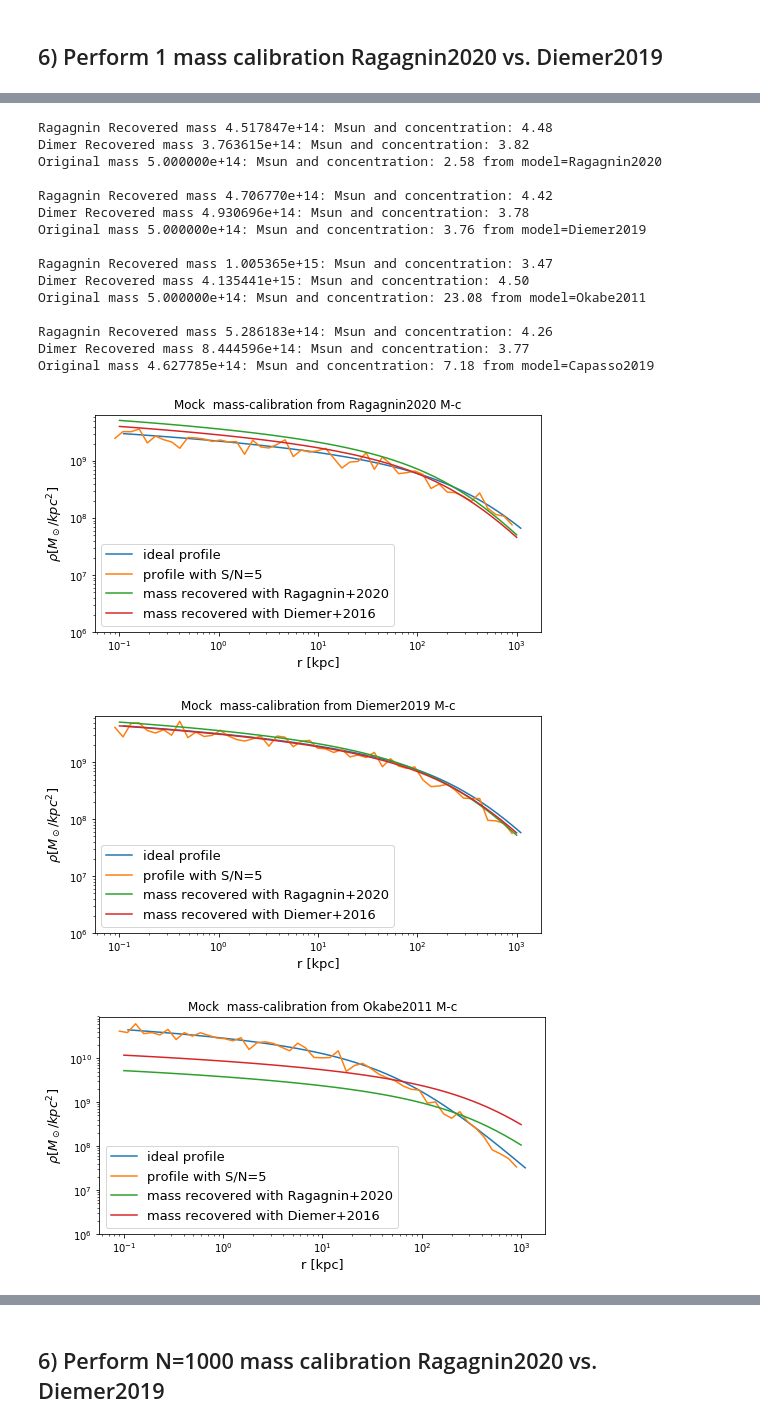
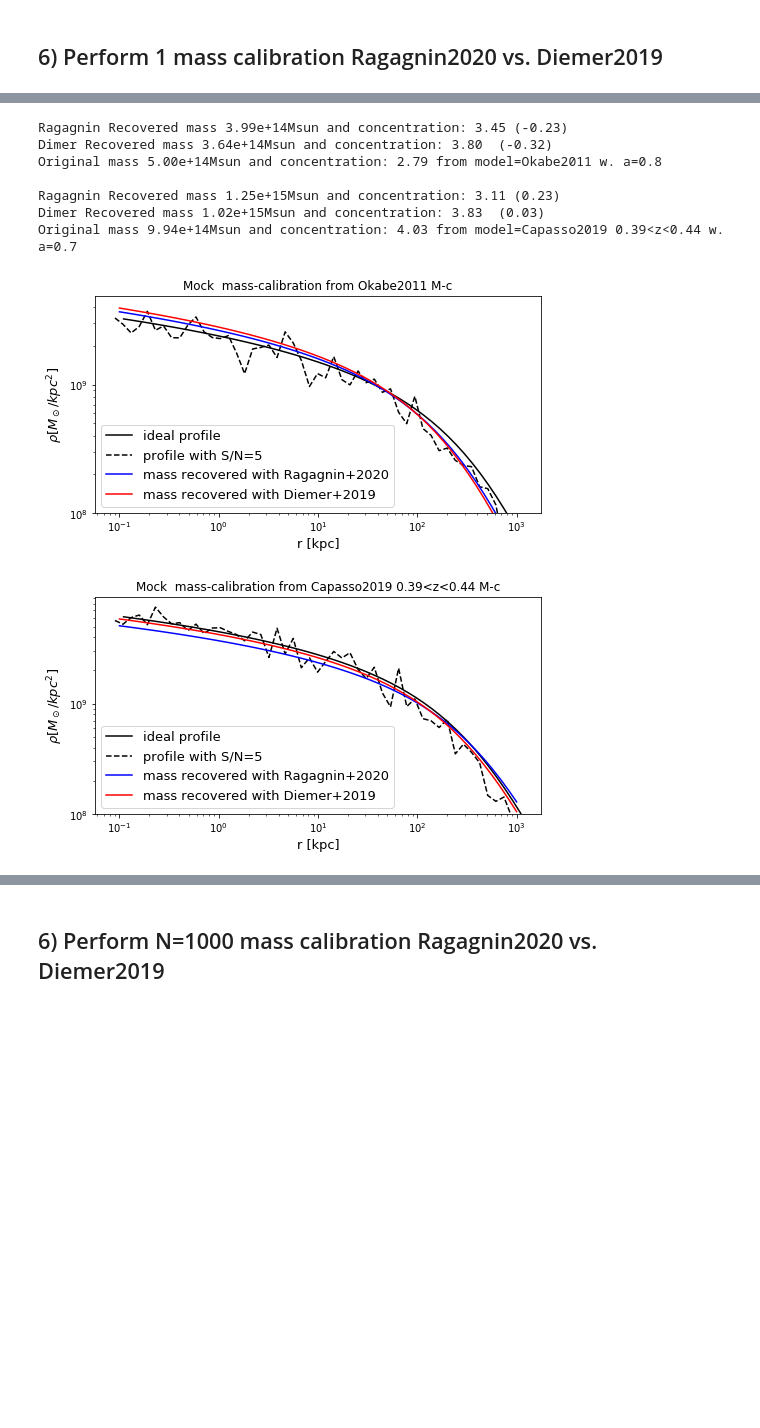
Before and after one commit to aragagnin/hydro_mc, a Jupyter notebook: mass-calibration.ipynb, the cells around one changed output, grey strips where cells are left out. Saved outputs shown, nothing was run; the diff lists cells and outputs as text; code cells hidden in the pictures; blank space fills up the shorter version.

```diff
--- a/mass-calibration.ipynb
+++ b/mass-calibration.ipynb
@@ -233,12 +387,12 @@ def confronta(M = 1.e14, sn=None, outputta=False, plotta=False, fig=None, ax=Non
 # %%
 
-
+"""
 
 fig,ax = plt.subplots(1,figsize=(8,4))
 confronta(M = 5e14, sn=5.,  plotta=True, fig=fig, ax=ax, outputta=True)
 ax.set_xscale('log')
 ax.set_yscale('log')
-ax.set_ylim([1e6,None])
+ax.set_ylim([1e8,None])
 ax.legend(fontsize=13)
 ax.set_xlabel('r [kpc]',fontsize=13)
 ax.set_ylabel(r'$\rho [M_\odot/kpc^2]$',fontsize=13)
@@ -247,52 +401,47 @@ print()
 
 
 
 fig,ax = plt.subplots(1,figsize=(8,4))
 confronta(M = 5e14, sn=5.,  plotta=True, fig=fig, ax=ax, outputta=True, model='Diemer2019')
 ax.set_xscale('log')
 ax.set_yscale('log')
-ax.set_ylim([1e6,None])
+ax.set_ylim([1e8,None])
 ax.legend(fontsize=13)
 ax.set_xlabel('r [kpc]',fontsize=13)
 ax.set_ylabel(r'$\rho [M_\odot/kpc^2]$',fontsize=13)
 print()
 
-
+"""
 fig,ax = plt.subplots(1,figsize=(8,4))
 confronta(M = 5e14, sn=5.,  plotta=True, fig=fig, ax=ax, outputta=True, model='Okabe2011')
 ax.set_xscale('log')
 ax.set_yscale('log')
-ax.set_ylim([1e6,None])
+ax.set_ylim([1e8,None])
 ax.legend(fontsize=13)
 ax.set_xlabel('r [kpc]',fontsize=13)
 ax.set_ylabel(r'$\rho [M_\odot/kpc^2]$',fontsize=13)
 print()
 
+"""
+
+
+"""
 fig,ax = plt.subplots(1,figsize=(8,4))
-confronta(M = None, sn=5.,  plotta=True, fig=fig, ax=ax, outputta=True, model='Capasso2019')
+confronta(M = None, sn=5.,  plotta=True, fig=fig, ax=ax, outputta=True, model='Capasso2019 0.39<z<0.44')
 ax.set_xscale('log')
 ax.set_yscale('log')
-ax.set_ylim([1e6,None])
+ax.set_ylim([1e8,None])
 ax.legend(fontsize=13)
 ax.set_xlabel('r [kpc]',fontsize=13)
 ax.set_ylabel(r'$\rho [M_\odot/kpc^2]$',fontsize=13)
 print()
 # %% [output]
-Ragagnin Recovered mass 4.517847e+14: Msun and concentration: 4.48
-Dimer Recovered mass 3.763615e+14: Msun and concentration: 3.82
-Original mass 5.000000e+14: Msun and concentration: 2.58 from model=Ragagnin2020
+Ragagnin Recovered mass 3.99e+14Msun and concentration: 3.45 (-0.23)
+Dimer Recovered mass 3.64e+14Msun and concentration: 3.80  (-0.32)
+Original mass 5.00e+14Msun and concentration: 2.79 from model=Okabe2011 w. a=0.8
 
-Ragagnin Recovered mass 4.706770e+14: Msun and concentration: 4.42
-Dimer Recovered mass 4.930696e+14: Msun and concentration: 3.78
-Original mass 5.000000e+14: Msun and concentration: 3.76 from model=Diemer2019
-
-Ragagnin Recovered mass 1.005365e+15: Msun and concentration: 3.47
-Dimer Recovered mass 4.135441e+15: Msun and concentration: 4.50
-Original mass 5.000000e+14: Msun and concentration: 23.08 from model=Okabe2011
-
-Ragagnin Recovered mass 5.286183e+14: Msun and concentration: 4.26
-Dimer Recovered mass 8.444596e+14: Msun and concentration: 3.77
-Original mass 4.627785e+14: Msun and concentration: 7.18 from model=Capasso2019
+Ragagnin Recovered mass 1.25e+15Msun and concentration: 3.11 (0.23)
+Dimer Recovered mass 1.02e+15Msun and concentration: 3.83  (0.03)
+Original mass 9.94e+14Msun and concentration: 4.03 from model=Capasso2019 0.39<z<0.44 w. a=0.7
-[figure, old version]
+[figure, new version]
-[figure, old version]
+[figure, new version]
-[figure, removed]
```
Also changed, not shown: parts of 10 cells of this notebook.
